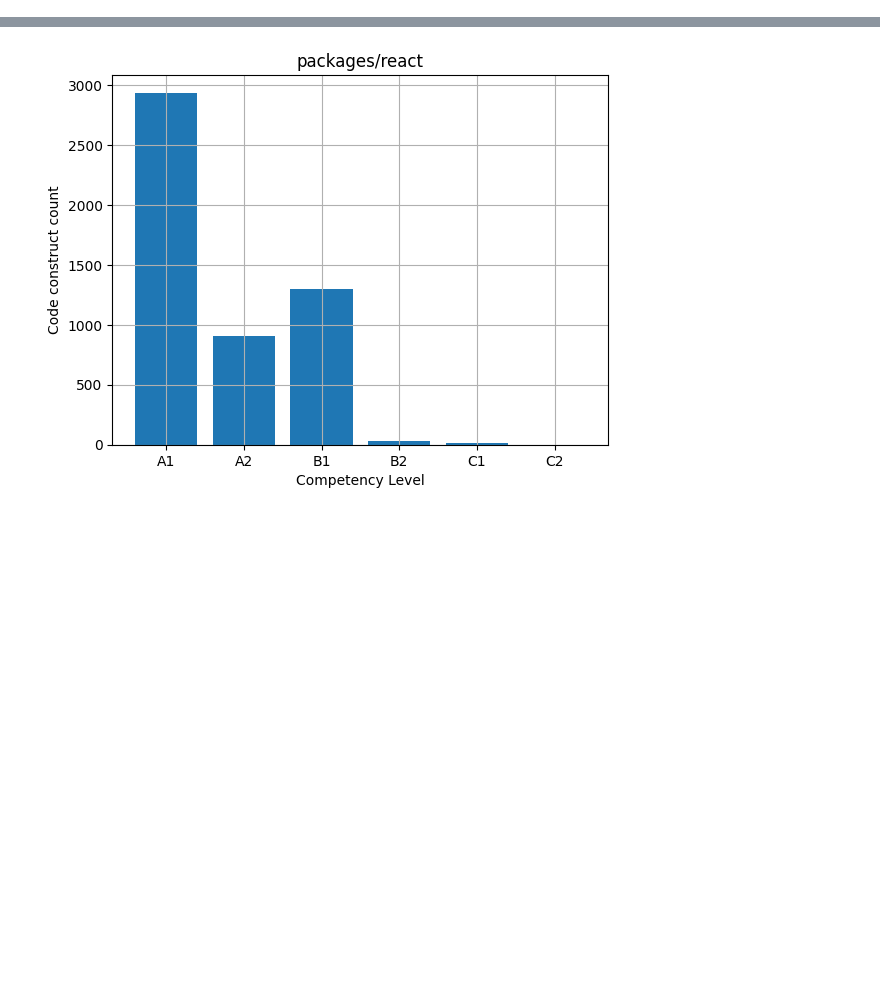
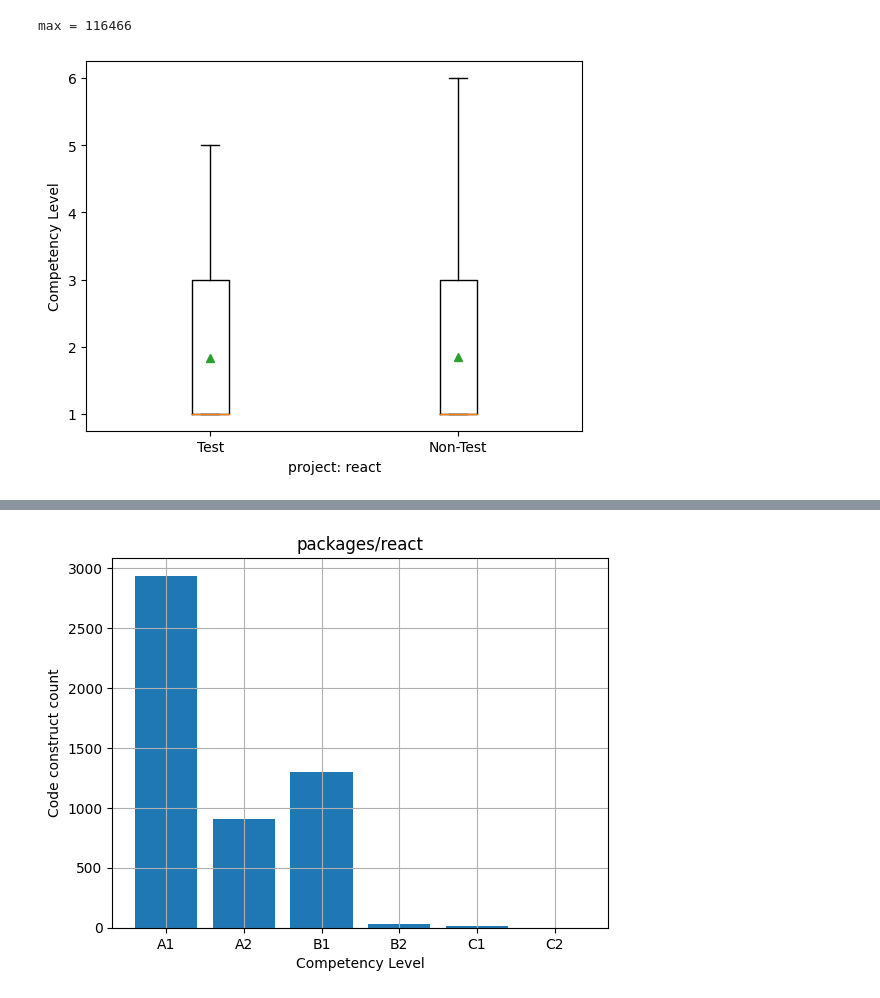
Before and after one commit to MUICT-SERU/SP2022-HelloIT-jscefr, a Jupyter notebook: statistical-test/Ttest_MannWhit.ipynb, the cells around one changed output, grey strips where cells are left out. Drawn from its saved outputs; the diff is of its cells as text; code cells hidden in the pictures; blank space fills up the shorter version.

```diff
--- a/statistical-test/Ttest_MannWhit.ipynb
+++ b/statistical-test/Ttest_MannWhit.ipynb
@@ -43,0 +87,29 @@ stat =  3488235.0
+# %%
+LENGTH = max(len(dataset_1), len(dataset_2))
+
+print(f'max = {LENGTH}')
+
+arr = [[], [], []]
+
+# for i in range(LENGTH):
+#     x_val = dataset_1[i]
+#     y_val = dataset_2[i]
+#     if x_val < 20:
+#         arr[0].append(y_val)
+#     elif 20 <= x_val < 40:
+#         arr[1].append(y_val)
+#     elif 40 <= x_val < 60:
+#         arr[2].append(y_val)
+
+bars = ['Test', 'Non-Test']
+
+# plt.axis([0, 6, 0, 3])
+
+plt.xlabel(f'project: {PROJECT}')
+plt.ylabel('Competency Level')
+
+plt.boxplot([dataset_1, dataset_2], labels=bars, showmeans=True)
+plt.show()
+# %% [output]
+max = 116466
+[figure, added]
```
Also changed, not shown: parts of 12 cells of this notebook, 29 other files.
